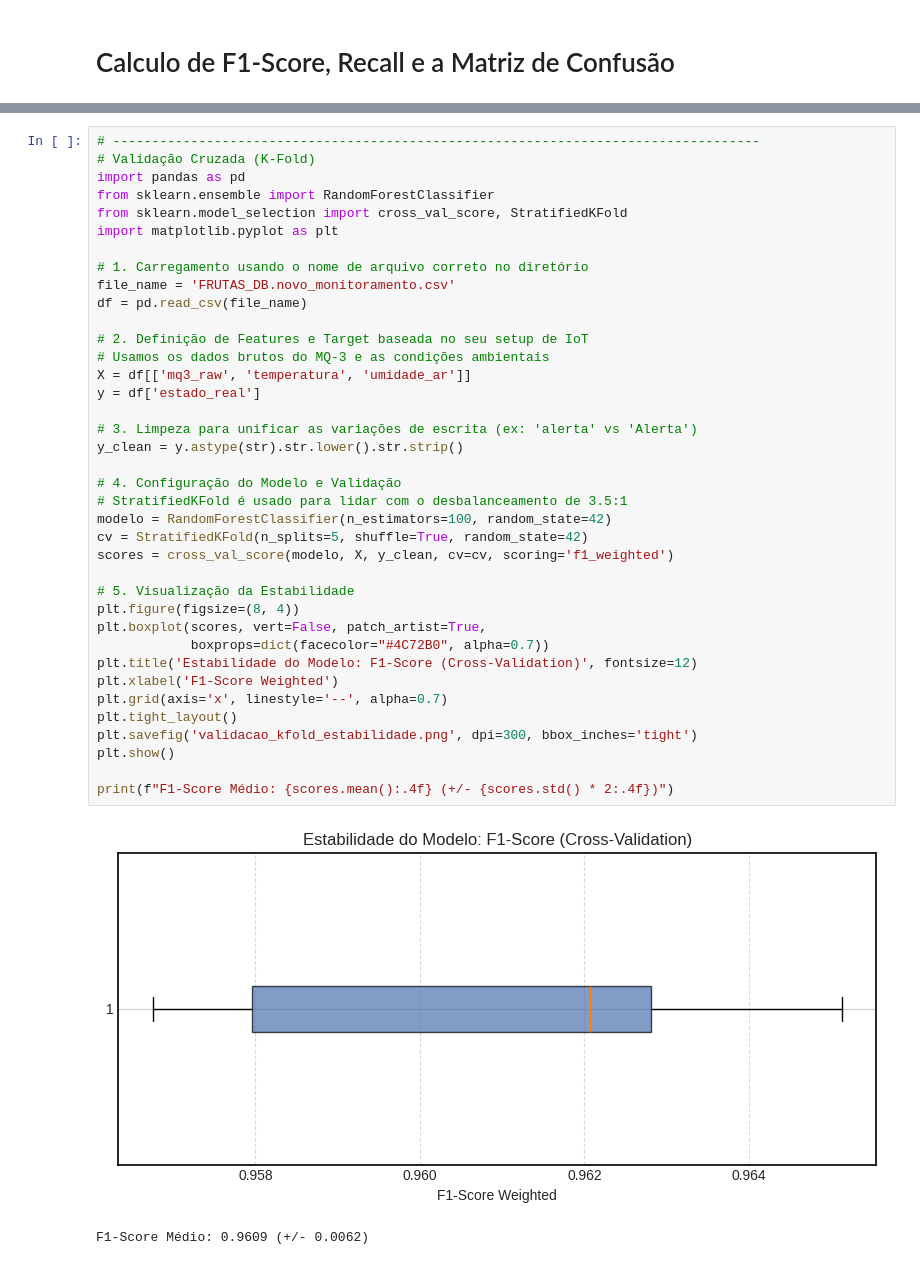
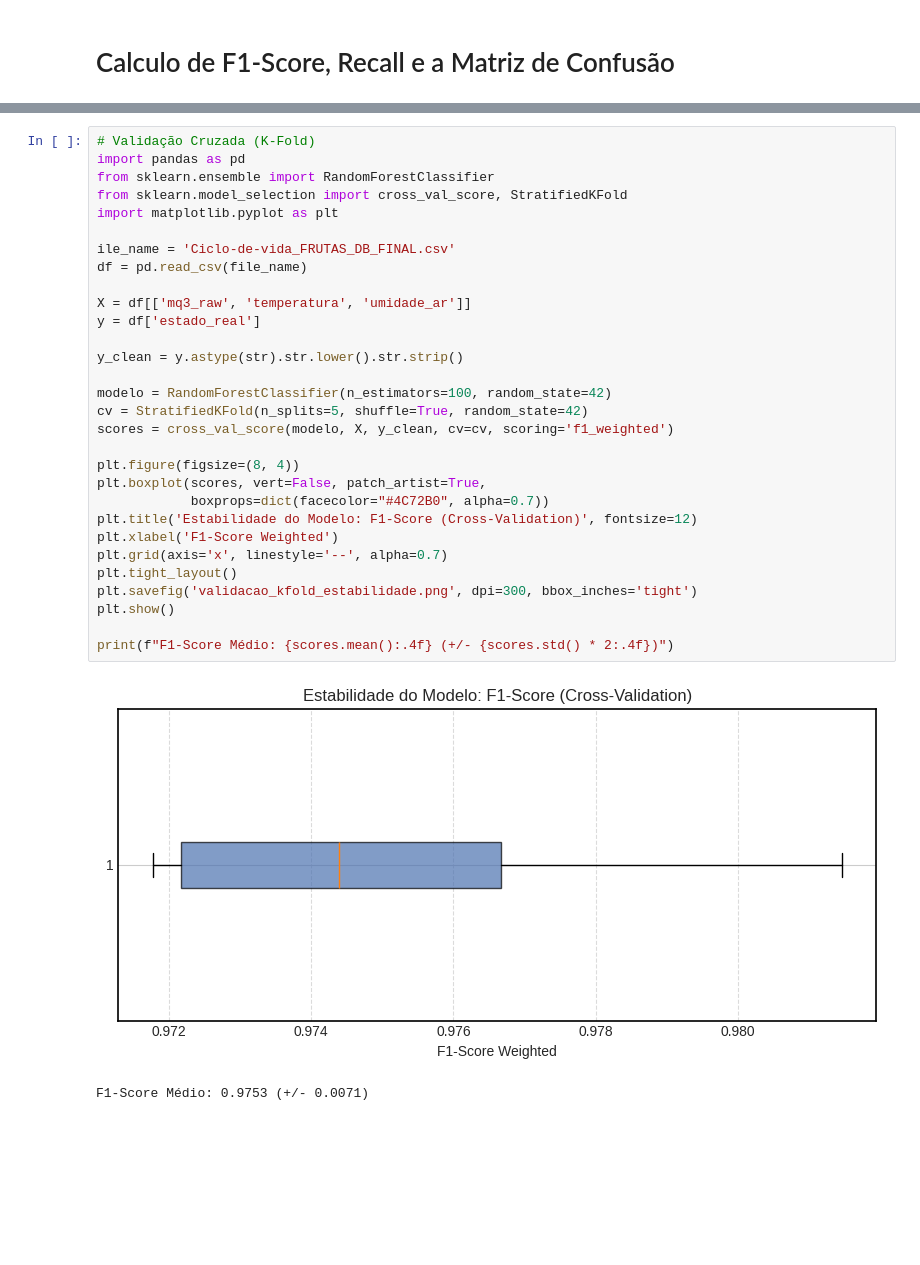
Before and after one commit to LucaAtanazio/Grupo_Projetos, a Jupyter notebook: PI-Monitoramento_frutas/data/novo-monitoramento-FINAL/analise.ipynb, the cells around one changed output, grey strips where cells are left out. Drawn from its saved outputs; the diff is of its cells as text; blank space fills up the shorter version.

```diff
--- a/PI-Monitoramento_frutas/data/novo-monitoramento-FINAL/analise.ipynb
+++ b/PI-Monitoramento_frutas/data/novo-monitoramento-FINAL/analise.ipynb
@@ -258,41 +623,33 @@ display(df_report.loc[df_report.index.isin(y_true_final.unique())])
 # %%
-# -----------------------------------------------------------------------------------
 # Validação Cruzada (K-Fold)
 import pandas as pd
 from sklearn.ensemble import RandomForestClassifier
 from sklearn.model_selection import cross_val_score, StratifiedKFold
 import matplotlib.pyplot as plt
 
-# 1. Carregamento usando o nome de arquivo correto no diretório
-file_name = 'FRUTAS_DB.novo_monitoramento.csv'
+ile_name = 'Ciclo-de-vida_FRUTAS_DB_FINAL.csv'
 df = pd.read_csv(file_name)
 
-# 2. Definição de Features e Target baseada no seu setup de IoT
-# Usamos os dados brutos do MQ-3 e as condições ambientais
 X = df[['mq3_raw', 'temperatura', 'umidade_ar']]
 y = df['estado_real']
 
-# 3. Limpeza para unificar as variações de escrita (ex: 'alerta' vs 'Alerta')
 y_clean = y.astype(str).str.lower().str.strip()
 
-# 4. Configuração do Modelo e Validação
-# StratifiedKFold é usado para lidar com o desbalanceamento de 3.5:1
 modelo = RandomForestClassifier(n_estimators=100, random_state=42)
 cv = StratifiedKFold(n_splits=5, shuffle=True, random_state=42)
 scores = cross_val_score(modelo, X, y_clean, cv=cv, scoring='f1_weighted')
 
-# 5. Visualização da Estabilidade
 plt.figure(figsize=(8, 4))
 plt.boxplot(scores, vert=False, patch_artist=True,
             boxprops=dict(facecolor="#4C72B0", alpha=0.7))
 plt.title('Estabilidade do Modelo: F1-Score (Cross-Validation)', fontsize=12)
 plt.xlabel('F1-Score Weighted')
 plt.grid(axis='x', linestyle='--', alpha=0.7)
 plt.tight_layout()
 plt.savefig('validacao_kfold_estabilidade.png', dpi=300, bbox_inches='tight')
 plt.show()
 
 print(f"F1-Score Médio: {scores.mean():.4f} (+/- {scores.std() * 2:.4f})")
 # %% [output]
-[figure, old version]
+[figure, new version]
-F1-Score Médio: 0.9609 (+/- 0.0062)
+F1-Score Médio: 0.9753 (+/- 0.0071)
```
Also changed, not shown: parts of 23 cells of this notebook, 42 other files.
